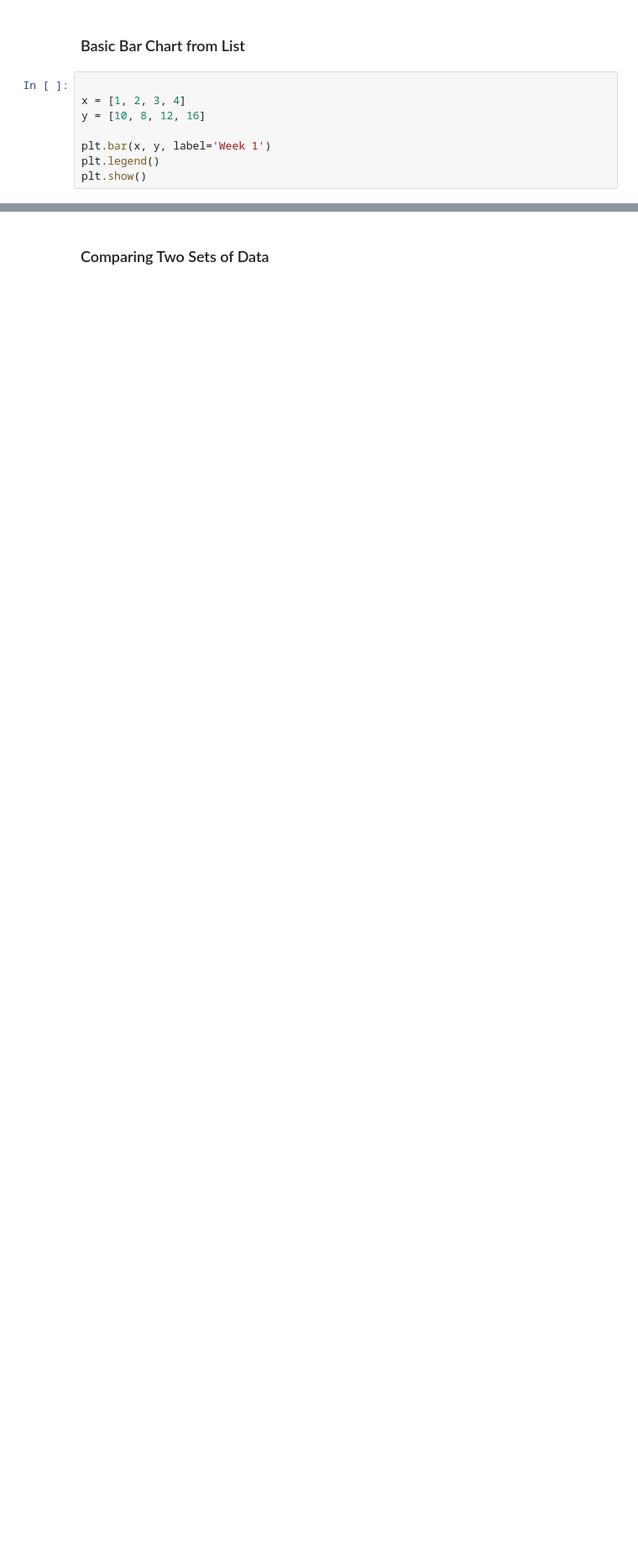
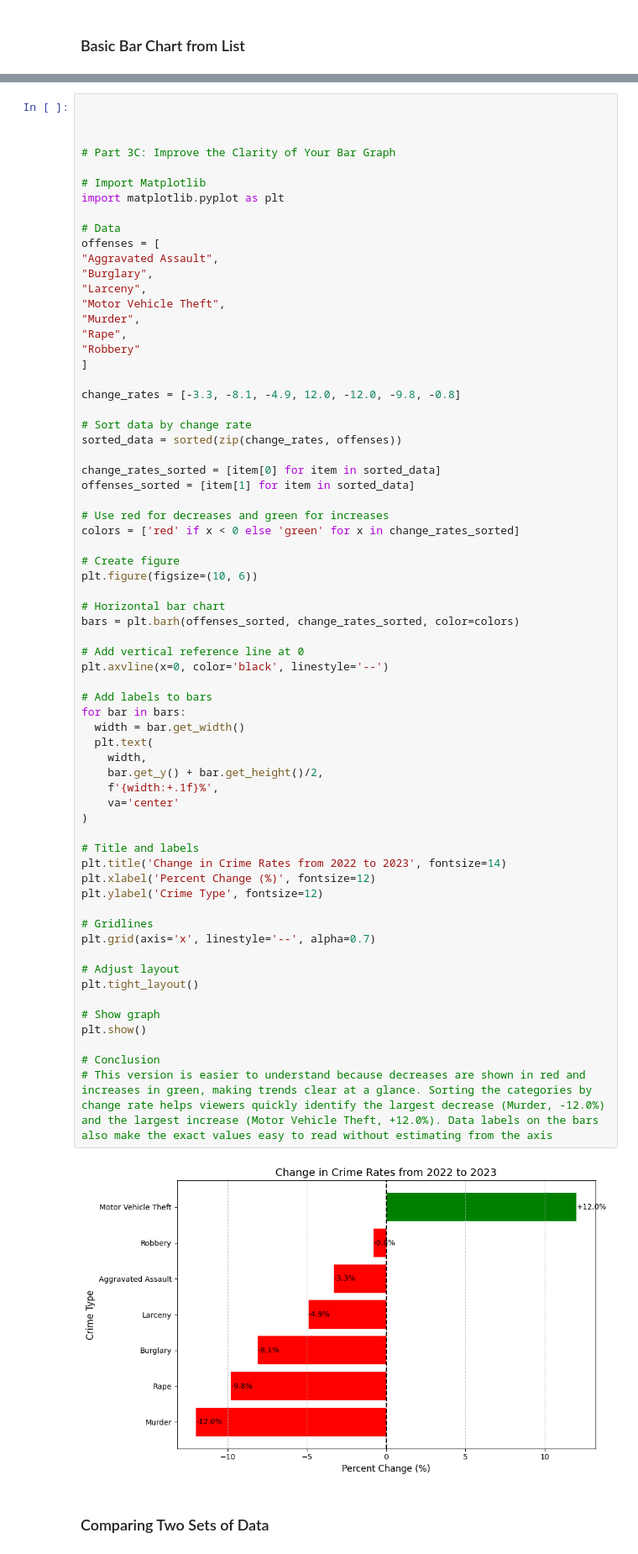
Before and after one commit to Prasanna-datascience/Data201Class, a Jupyter notebook: week_3_Bar_Graphs_Prasanna.ipynb, the cells around one changed output, grey strips where cells are left out. Shown at 84% size. Cells and saved outputs as stored; diff of their text form; blank space fills up the shorter version.

```diff
--- a/week_3_Bar_Graphs_Prasanna.ipynb
+++ b/week_3_Bar_Graphs_Prasanna.ipynb
@@ -11,10 +55,2 @@ plt.style.use("ggplot")  # Sets the style for the plots
 # %% [markdown]
 ### Basic Bar Chart from List
-# %%
-
-x = [1, 2, 3, 4]
-y = [10, 8, 12, 16]
-
-plt.bar(x, y, label='Week 1')
-plt.legend()
-plt.show()
@@ -32,2 +105,70 @@ plt.show()
+# %%
+
+
+
+# Part 3C: Improve the Clarity of Your Bar Graph
+
+# Import Matplotlib
+import matplotlib.pyplot as plt
+
+# Data
+offenses = [
+"Aggravated Assault",
+"Burglary",
+"Larceny",
+"Motor Vehicle Theft",
+"Murder",
+"Rape",
+"Robbery"
+]
+
+change_rates = [-3.3, -8.1, -4.9, 12.0, -12.0, -9.8, -0.8]
+
+# Sort data by change rate
+sorted_data = sorted(zip(change_rates, offenses))
+
+change_rates_sorted = [item[0] for item in sorted_data]
+offenses_sorted = [item[1] for item in sorted_data]
+
+# Use red for decreases and green for increases
+colors = ['red' if x < 0 else 'green' for x in change_rates_sorted]
+
+# Create figure
+plt.figure(figsize=(10, 6))
+
+# Horizontal bar chart
+bars = plt.barh(offenses_sorted, change_rates_sorted, color=colors)
+
+# Add vertical reference line at 0
+plt.axvline(x=0, color='black', linestyle='--')
+
+# Add labels to bars
+for bar in bars:
+  width = bar.get_width()
+  plt.text(
+    width,
+    bar.get_y() + bar.get_height()/2,
+    f'{width:+.1f}%',
+    va='center'
+)
+
+# Title and labels
+plt.title('Change in Crime Rates from 2022 to 2023', fontsize=14)
+plt.xlabel('Percent Change (%)', fontsize=12)
+plt.ylabel('Crime Type', fontsize=12)
+
+# Gridlines
+plt.grid(axis='x', linestyle='--', alpha=0.7)
+
+# Adjust layout
+plt.tight_layout()
+
+# Show graph
+plt.show()
+
+# Conclusion
+# This version is easier to understand because decreases are shown in red and increases in green, making trends clear at a glance. Sorting the categories by change rate helps viewers quickly identify the largest decrease (Murder, -12.0%) and the largest increase (Motor Vehicle Theft, +12.0%). Data labels on the bars also make the exact values easy to read without estimating from the axis
+# %% [output]
+[figure, added]
 # %% [markdown]
 ### Comparing Two Sets of Data
```
Also changed, not shown: parts of 7 cells of this notebook.
